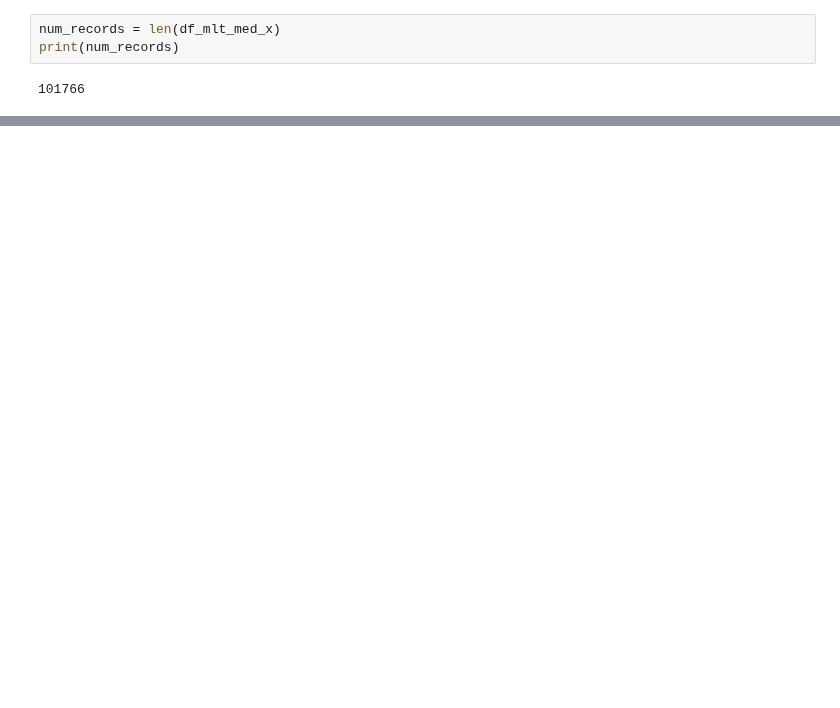
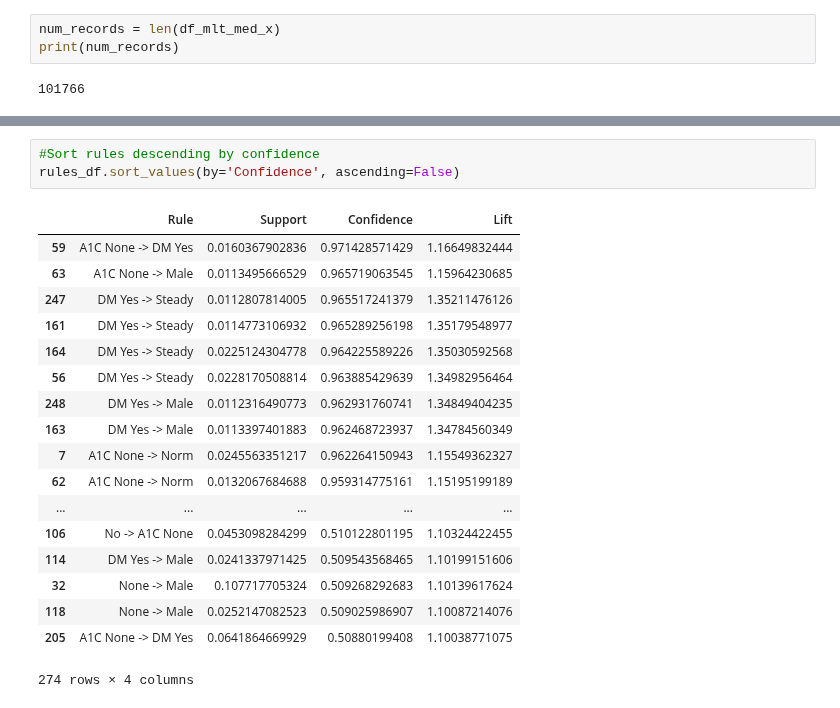
Before and after one commit to mltran2017/MSDS7331, a Jupyter notebook: notebook/Lab3/Lab3_MLT_Association Rule_Apyori.ipynb, the cells around one changed output, grey strips where cells are left out. Saved outputs shown, nothing was run; the diff lists cells and outputs as text; blank space fills up the shorter version.

```diff
--- a/notebook/Lab3/Lab3_MLT_Association Rule_Apyori.ipynb
+++ b/notebook/Lab3/Lab3_MLT_Association Rule_Apyori.ipynb
@@ -162,0 +168,22 @@ for i in new_gen():
+# %%
+#Sort rules descending by confidence
+rules_df.sort_values(by='Confidence', ascending=False)
+# %% [output]
+|  | Rule | Support | Confidence | Lift |
+| 59 | A1C None -> DM Yes | 0.0160367902836 | 0.971428571429 | 1.16649832444 |
+| 63 | A1C None -> Male | 0.0113495666529 | 0.965719063545 | 1.15964230685 |
+| 247 | DM Yes -> Steady | 0.0112807814005 | 0.965517241379 | 1.35211476126 |
+| 161 | DM Yes -> Steady | 0.0114773106932 | 0.965289256198 | 1.35179548977 |
+| 164 | DM Yes -> Steady | 0.0225124304778 | 0.964225589226 | 1.35030592568 |
+| 56 | DM Yes -> Steady | 0.0228170508814 | 0.963885429639 | 1.34982956464 |
+| 248 | DM Yes -> Male | 0.0112316490773 | 0.962931760741 | 1.34849404235 |
+| 163 | DM Yes -> Male | 0.0113397401883 | 0.962468723937 | 1.34784560349 |
+| 7 | A1C None -> Norm | 0.0245563351217 | 0.962264150943 | 1.15549362327 |
+| 62 | A1C None -> Norm | 0.0132067684688 | 0.959314775161 | 1.15195199189 |
+| ... | ... | ... | ... | ... |
+| 106 | No -> A1C None | 0.0453098284299 | 0.510122801195 | 1.10324422455 |
+| 114 | DM Yes -> Male | 0.0241337971425 | 0.509543568465 | 1.10199151606 |
+| 32 | None -> Male | 0.107717705324 | 0.509268292683 | 1.10139617624 |
+| 118 | None -> Male | 0.0252147082523 | 0.509025986907 | 1.10087214076 |
+| 205 | A1C None -> DM Yes | 0.0641864669929 | 0.50880199408 | 1.10038771075 |
+274 rows × 4 columns
```
Also changed, not shown: parts of 20 cells of this notebook.
